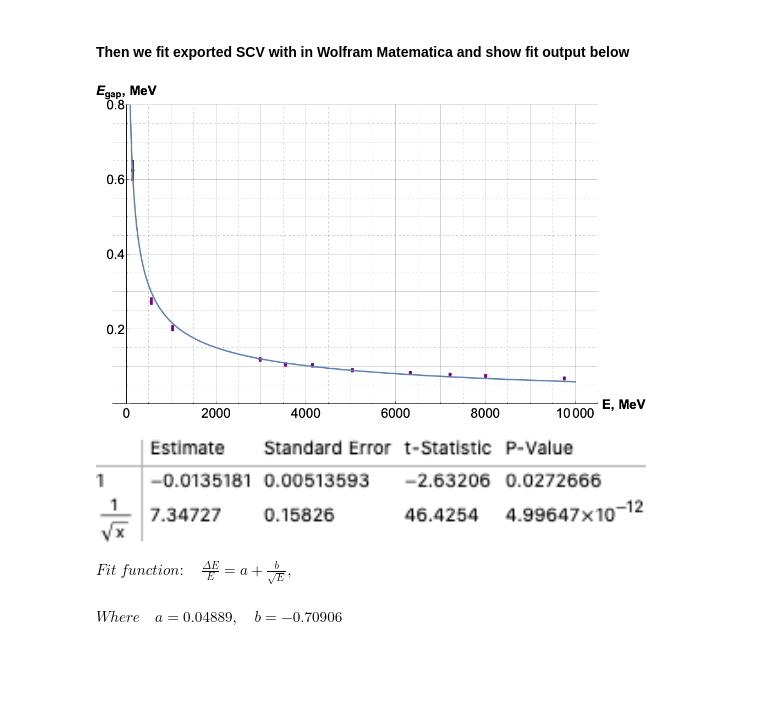
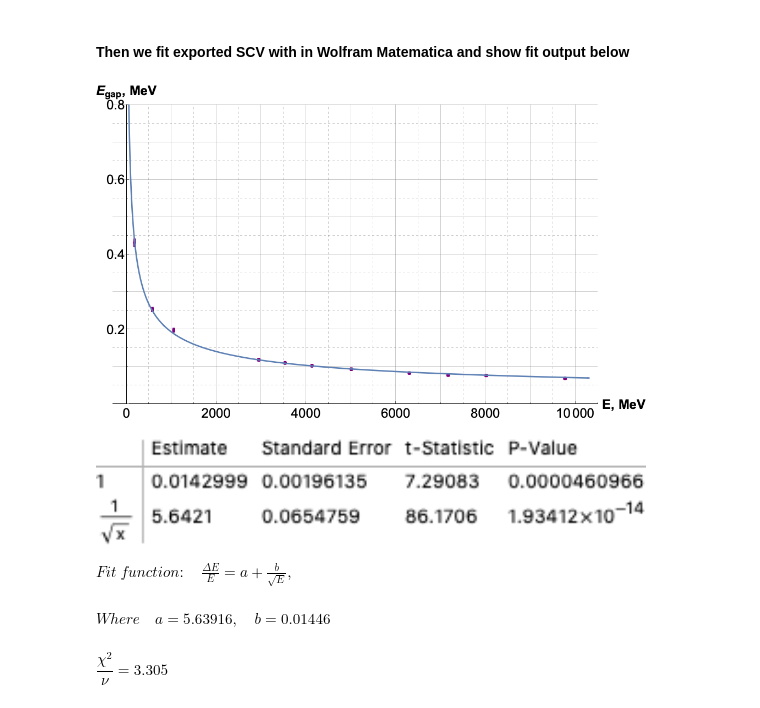
Before and after one commit to Kiarendil/geant, a Jupyter notebook: Start.ipynb, the cells around one changed output. Cells and saved outputs as stored; diff of their text form; code cells hidden in the pictures; blank space fills up the shorter version.

```diff
--- a/Start.ipynb
+++ b/Start.ipynb
@@ -387,12 +488,14 @@ df_red
 # %%
 display(Image(filename = 'images/png/re.png', retina = False, width = 550))
 display(Image(filename = 'images/png/fit_re_res.png', retina = False, width = 550))
-res = pd.read_csv('fit_re_res.csv', header=None)
-a_r, b_r = res.iloc[1][0], res.iloc[0][0]
+res_r = pd.read_csv('fit_re_res.csv', header=None)
+a_r, b_r, chi_r = res_r.iloc[1][0], res_r.iloc[0][0], res_r.iloc[2][0]
 print_math(r'Fit \; function: \quad \frac{\Delta E}{E} = a + \frac{b}{\sqrt{E}},')
 print_math(f'Where \quad a = {round(a_r, 5)}, \quad  b = {round(b_r, 5)}')
+print_math(r'\dfrac{\chi^2}{\nu}  = ' + f'{round(chi_r, 3)}')
 # %% [output]
-[figure, old version]
+[figure, new version]
-[figure, old version]
+[figure, new version]
 $\displaystyle Fit \; function: \quad \frac{\Delta E}{E} = a + \frac{b}{\sqrt{E}},$
-$\displaystyle Where \quad a = 0.04889, \quad  b = -0.70906$
+$\displaystyle Where \quad a = 5.63916, \quad  b = 0.01446$
+$\displaystyle \dfrac{\chi^2}{\nu}  = 3.305$
```
Also changed, not shown: parts of 17 cells of this notebook, 57 other files.
